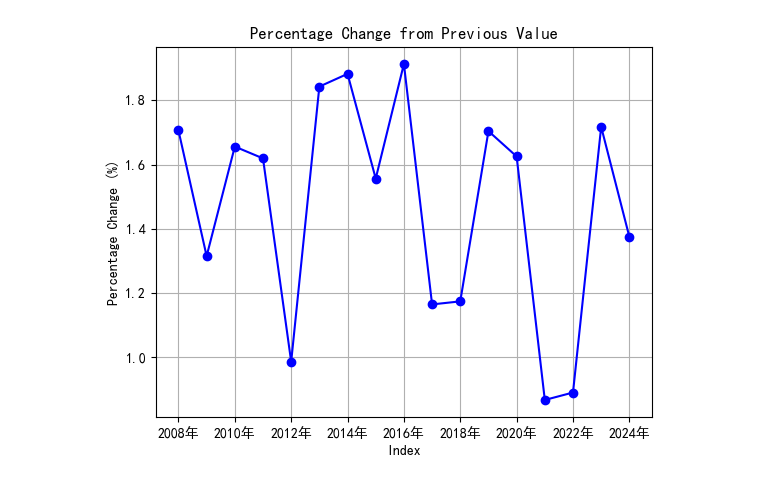
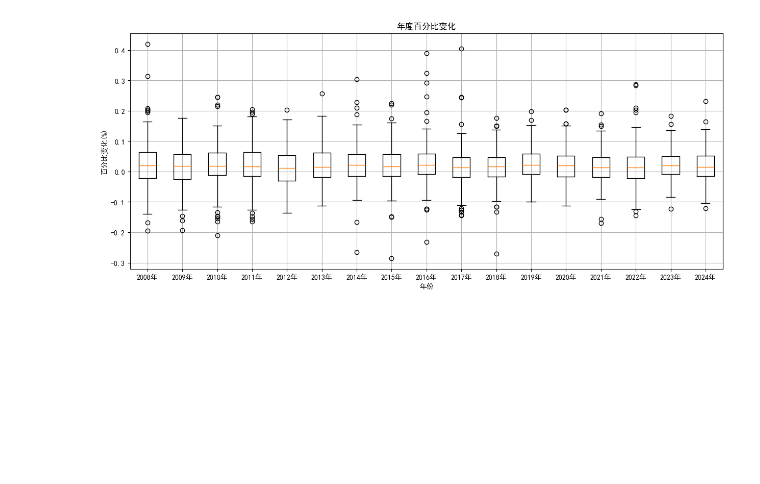
Before and after one commit to Altoria-276/agricultural-decision-system, a Jupyter notebook: test_line.ipynb, the cells around one changed output. Saved outputs shown, nothing was run; the diff lists cells and outputs as text; code cells hidden in the pictures; blank space fills up the shorter version.

```diff
--- a/test_line.ipynb
+++ b/test_line.ipynb
@@ -7,3 +7,4 @@ plt.rcParams["font.sans-serif"] = ["SimHei"]  # 用来正常显示中文标签
 plt.rcParams["axes.unicode_minus"] = False  # 用来正常显示负号
 # %%
 data = pd.read_excel(get_xlsx_files()["多年模拟数据.xlsx"])
+ans = data.iloc[:, 3:].T.pct_change().T.iloc[:, 1:]
@@ -49,15 +27,16 @@ dtype: float64
 # %%
+plt.figure(figsize=(15, 6))
 # 绘制折线图
-se.plot(kind="line", marker="o", linestyle="-", color="blue")
+plt.boxplot(x=ans,tick_labels=ans.columns)
 
 # 添加标题和标签
 plt.title("年度百分比变化")
 plt.xlabel("年份")
 plt.ylabel("百分比变化(%)")
 # 显示网格
 plt.grid(True)
 
 # 显示图表
 plt.show()
 # %% [output]
-[figure, old version]
+[figure, new version]
```
Also changed, not shown: parts of 4 cells of this notebook, 9 other files.
